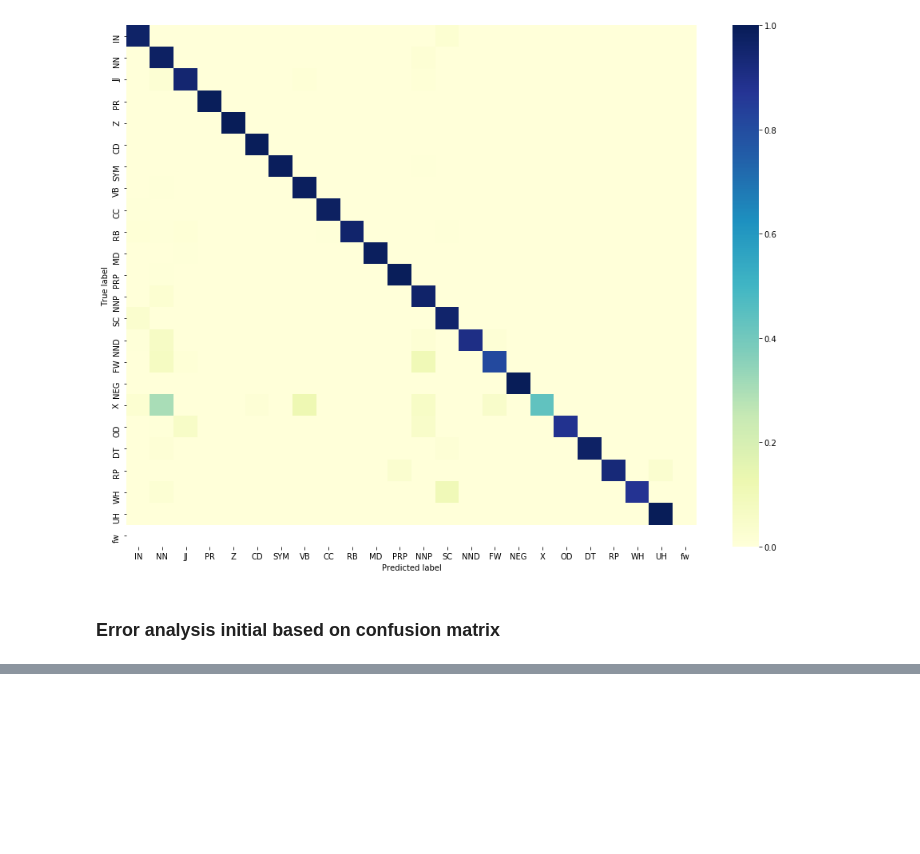
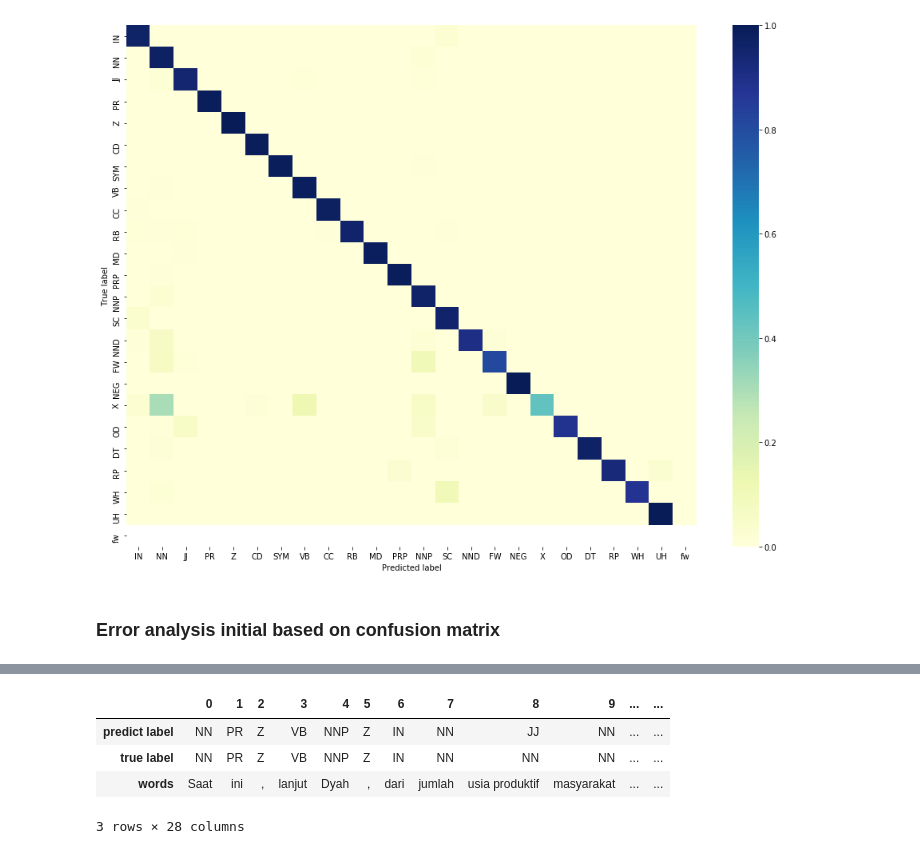
Before and after one commit to farhanreynaldo/pos-tagging-indonesia, a Jupyter notebook: notebook/POS tagging evaluation.ipynb, the cells around one changed output, grey strips where cells are left out. Cells and saved outputs as stored; diff of their text form; code cells hidden in the pictures; blank space fills up the shorter version.

```diff
--- a/notebook/POS tagging evaluation.ipynb
+++ b/notebook/POS tagging evaluation.ipynb
@@ -238,0 +229,37 @@ X_test, y_test = prepareData(test_set, anyfix_removed)
+# %%
+error_3 = [[('Saat', 'NN'),
+ ('ini', 'PR'),
+ (',', 'Z'),
+ ('lanjut', 'VB'),
+ ('Dyah', 'NNP'),
+ (',', 'Z'),
+ ('dari', 'IN'),
+ ('jumlah', 'NN'),
+ ('usia produktif', 'NN'),
+ ('masyarakat', 'NN'),
+ ('sekitar', 'IN'),
+ ('lebih', 'RB'),
+ ('dari', 'IN'),
+ ('100', 'CD'),
+ ('juta', 'CD'),
+ (',', 'Z'),
+ ('rata-rata', 'JJ'),
+ ('mereka', 'PRP'),
+ ('hanya', 'RB'),
+ ('melakukan', 'VB'),
+ ('12', 'CD'),
+ ('transaksi', 'NN'),
+ ('nontunai', 'JJ'),
+ ('pertahun', 'CD'),
+ ('atau', 'CC'),
+ ('sekali', 'RB'),
+ ('sebulan', 'NN'),
+ ('.', 'Z')]]
+
+error_analysis(error_3).T
+# %% [output]
+|  | 0 | 1 | 2 | 3 | 4 | 5 | 6 | 7 | 8 | 9 | ... | ... |
+| predict label | NN | PR | Z | VB | NNP | Z | IN | NN | JJ | NN | ... | ... |
+| true label | NN | PR | Z | VB | NNP | Z | IN | NN | NN | NN | ... | ... |
+| words | Saat | ini | , | lanjut | Dyah | , | dari | jumlah | usia produktif | masyarakat | ... | ... |
+3 rows × 28 columns
```
Also changed, not shown: parts of 12 cells of this notebook.
